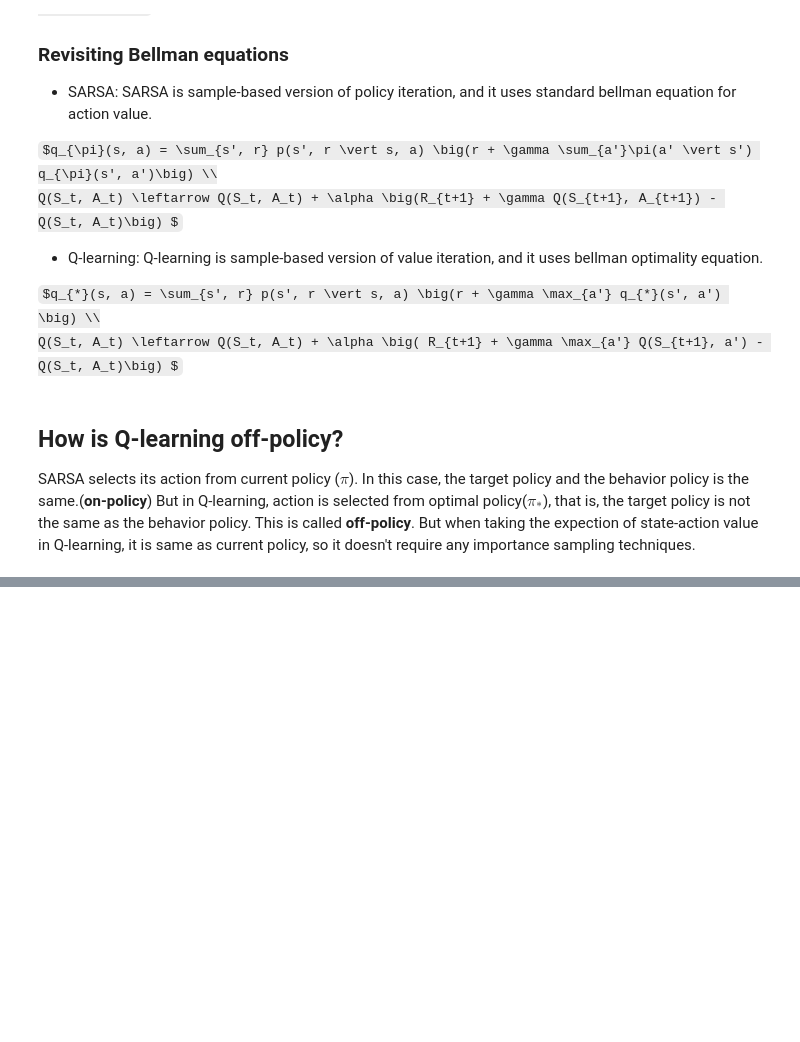
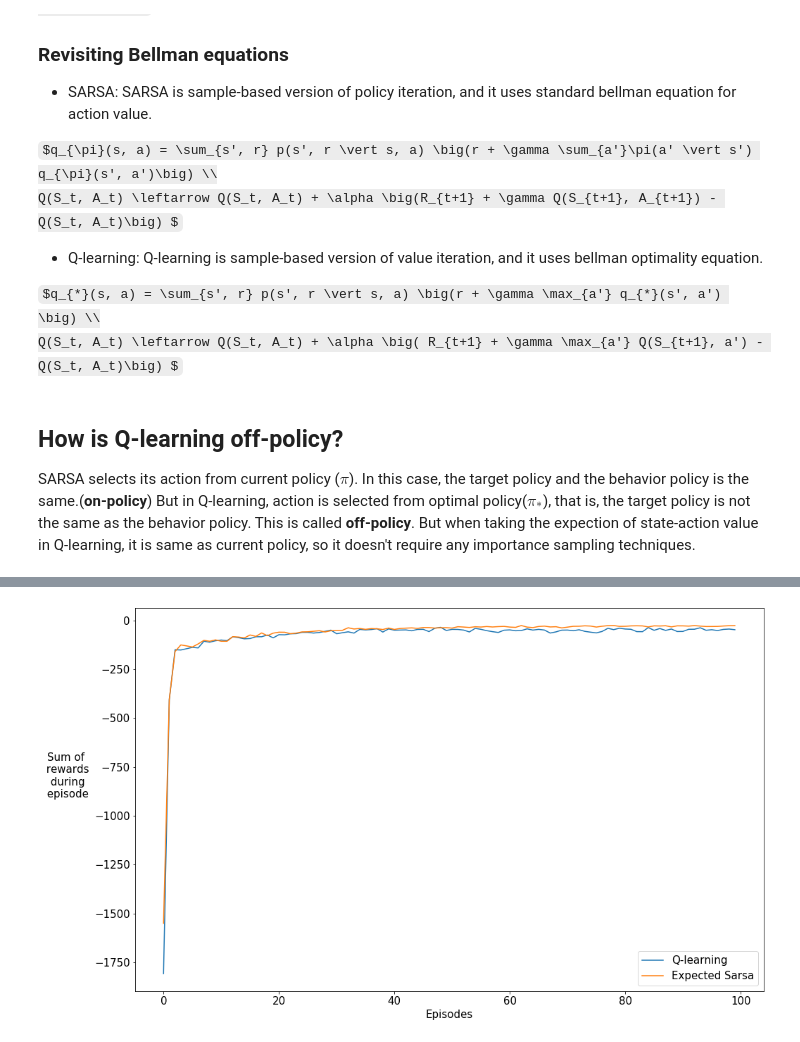
Before and after one commit to anilkunwar/coursera, a Jupyter notebook: UoA_Sample_based_Learning_Methods/temporal-difference-learning-methods-for-control.ipynb, the cells around one changed output, grey strips where cells are left out. Saved outputs shown, nothing was run; the diff lists cells and outputs as text; code cells hidden in the pictures; some formulas as TeX source; blank space fills up the shorter version.

Commit message:
type: update SARSA notebook

```diff
--- a/UoA_Sample_based_Learning_Methods/temporal-difference-learning-methods-for-control.ipynb
+++ b/UoA_Sample_based_Learning_Methods/temporal-difference-learning-methods-for-control.ipynb
@@ -65,0 +86,11 @@ SARSA selects its action from current policy ($\pi$). In this case, the target p
+# %%
+import numpy as np
+import matplotlib.pyplot as plt
+from tqdm import tqdm
+from scipy.stats import sem
+from rl_glue import RLGlue
+from Agent import BaseAgent
+import cliffworld_env
+
+plt.rcParams.update({'font.size': 15})
+plt.rcParams.update({'figure.figsize': [16, 10]})
@@ -65,0 +350,56 @@ SARSA selects its action from current policy ($\pi$). In this case, the target p
+# %%
+np.random.seed(0)
+
+agents = {
+    "Q-learning": QLearningAgent,
+    "Expected Sarsa": ExpectedSarsaAgent
+}
+env = cliffworld_env.Environment
+all_reward_sums = {} # Contains sum of rewards during episode
+all_state_visits = {} # Contains state visit counts during the last 10 episodes
+agent_info = {"num_actions": 4, "num_states": 48, "epsilon": 0.1, "step_size": 0.5, "discount": 1.0}
+env_info = {}
+num_runs = 100 # The number of runs
+num_episodes = 100 # The number of episodes in each run
+
+for algorithm in ["Q-learning", "Expected Sarsa"]:
+    all_reward_sums[algorithm] = []
+    all_state_visits[algorithm] = []
+    for run in tqdm(range(num_runs)):
+        agent_info["seed"] = run
+        rl_glue = RLGlue(env, agents[algorithm])
+        rl_glue.rl_init(agent_info, env_info)
+
+        reward_sums = []
+        state_visits = np.zeros(48)
+        last_episode_total_reward = 0
+        for episode in range(num_episodes):
+            if episode < num_episodes - 10:
+                # Runs an episode
+                rl_glue.rl_episode(10000)
+            else:
+                # Runs an episode while keeping track of visited states
+                state, action = rl_glue.rl_start()
+                state_visits[state] += 1
+                is_terminal = False
+                while not is_terminal:
+                    reward, state, action, is_terminal = rl_glue.rl_step()
+                    state_visits[state] += 1
+
+            reward_sums.append(rl_glue.rl_return() - last_episode_total_reward)
+            last_episode_total_reward = rl_glue.rl_return()
+
+        all_reward_sums[algorithm].append(reward_sums)
+        all_state_visits[algorithm].append(state_visits)
+
+# plot results
+for algorithm in ["Q-learning", "Expected Sarsa"]:
+    plt.plot(np.mean(all_reward_sums[algorithm], axis=0), label=algorithm)
+plt.xlabel("Episodes")
+plt.ylabel("Sum of\n rewards\n during\n episode",rotation=0, labelpad=40)
+# plt.xlim(0,100)
+# plt.ylim(-30,0)
+plt.legend()
+plt.show()
+# %% [output]
+[figure, added]
```
Also changed, not shown: parts of 13 cells of this notebook, 5 other files.
